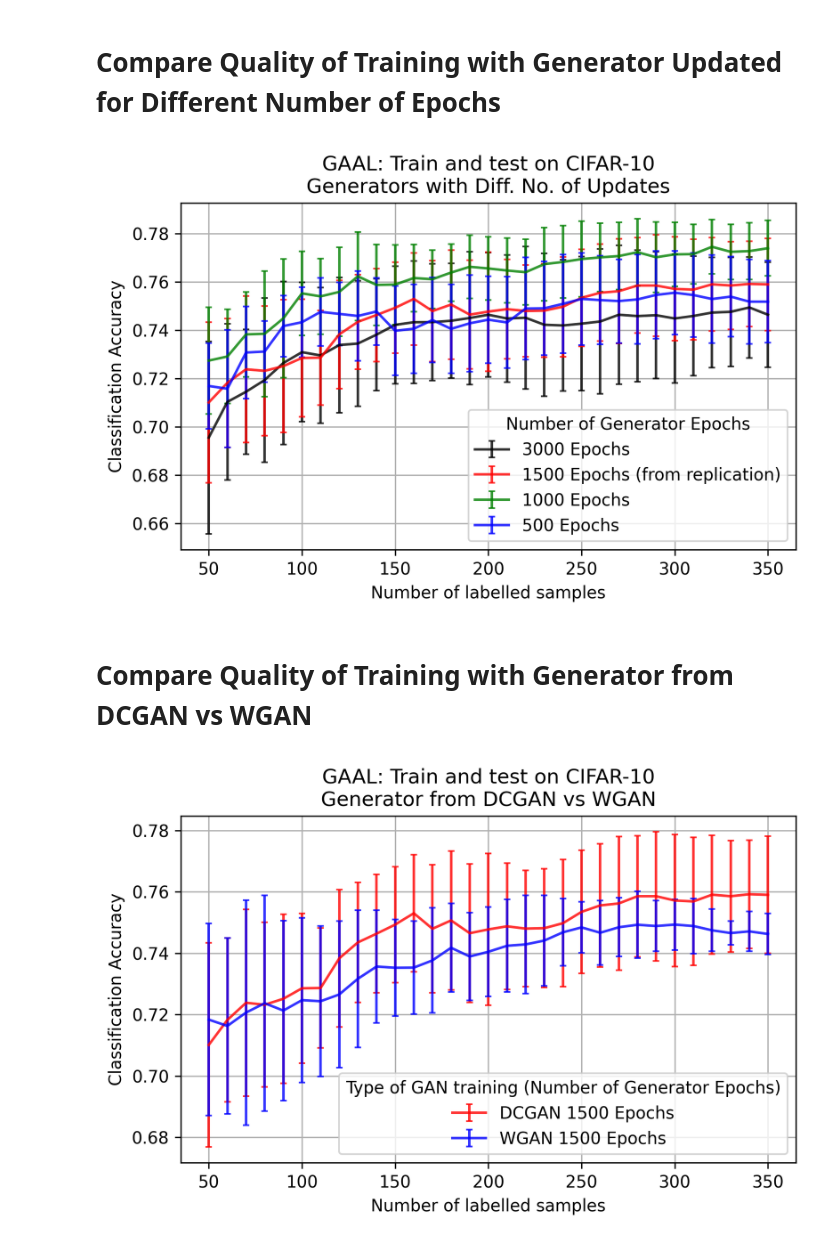
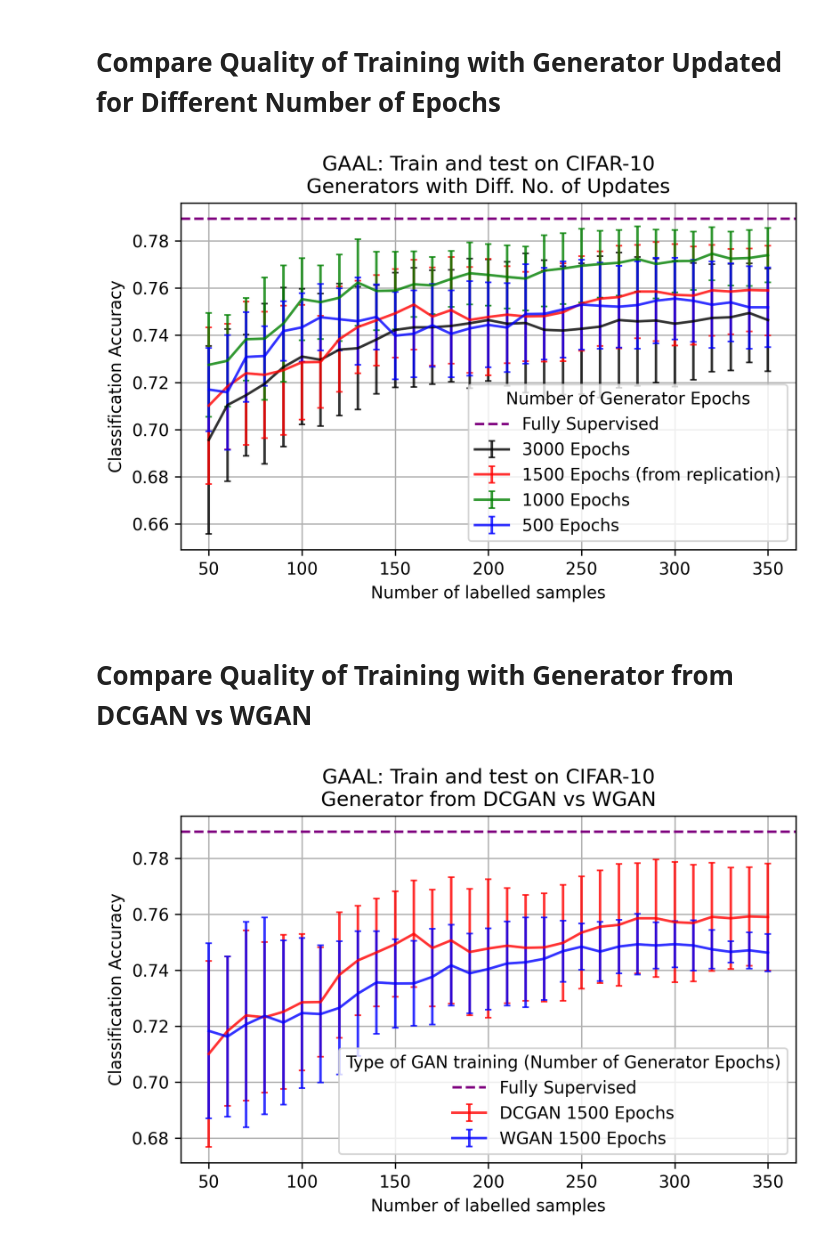
Before and after one commit to shaunntan/GenerativeAdversarialActLearning, a Jupyter notebook: results/Read results.ipynb, the cells around one changed output. Drawn from its saved outputs; the diff is of its cells as text; code cells hidden in the pictures.

```diff
--- a/results/Read results.ipynb
+++ b/results/Read results.ipynb
@@ -139,6 +139,10 @@ with open('./result_gaal_cifar10_500.pkl', 'rb') as file:
 
 with open('./result_gaal_cifar10_3000.pkl', 'rb') as file:
     result_gaal_3000 = pickle.load(file)
+
+with open('./result_fs_cifar10.pkl', 'rb') as file:
+    result_fs = pickle.load(file)
+plt.axhline(y=result_fs[1], color='purple', linestyle='--', label="Fully Supervised")
 
 means_gaal_3000, sd_gaal_3000 = tidyresults_notfs(result_gaal_3000)
 means_gaal_1500, sd_gaal_1500 = tidyresults_notfs(result_gaal_1500)
@@ -159,7 +163,7 @@ plt.gcf().set_dpi(300)
 plt.tight_layout()
 plt.show()
 # %% [output]
-[figure, old version]
+[figure, new version]
 # %% [markdown]
 # Compare Quality of Training with Generator from DCGAN vs WGAN
 # %%
@@ -185,34 +189,37 @@ with open('./result_gaal_cifar10_wgan_1500_d.pkl', 'rb') as file:
     result_gaal_cifar10_wgan_1500_d = pickle.load(file)
 
 with open('./result_gaal_cifar10_wgan_3000_d.pkl', 'rb') as file:
     result_gaal_cifar10_wgan_3000_d = pickle.load(file)
 
+with open('./result_fs_cifar10.pkl', 'rb') as file:
+    result_fs = pickle.load(file)
 
 means_gaal_1500, sd_gaal_1500 = tidyresults_notfs(result_gaal_cifar10)
 means_gaal_3000, sd_gaal_3000 = tidyresults_notfs(result_gaal_cifar10_3000)
 means_gaal_1500_wgan, sd_gaal_1500_wgan = tidyresults_notfs(result_gaal_cifar10_wgan)
 means_gaal_3000_wgan, sd_gaal_3000_wgan = tidyresults_notfs(result_gaal_cifar10_wgan_3000)
 
 means_gaal_1500_d, sd_gaal_1500_d = tidyresults_notfs(result_gaal_cifar10_1500_d)
 means_gaal_3000_d, sd_gaal_3000_d = tidyresults_notfs(result_gaal_cifar10_3000_d)
 means_gaal_1500_wgan_d, sd_gaal_1500_wgan_d = tidyresults_notfs(result_gaal_cifar10_wgan_1500_d)
 means_gaal_3000_wgan_d, sd_gaal_3000_wgan_d = tidyresults_notfs(result_gaal_cifar10_wgan_3000_d)
 
 plt.title('GAAL: Train and test on CIFAR-10\nGenerator from DCGAN vs WGAN')
+plt.axhline(y=result_fs[1], color='purple', linestyle='--', label="Fully Supervised")
 plt.errorbar(result_gaal_cifar10[2][0], y=means_gaal_1500, yerr=sd_gaal_1500, color='r', alpha=0.8, capsize=2, label="DCGAN 1500 Epochs")
 plt.errorbar(result_gaal_cifar10_wgan[2][0], y=means_gaal_1500_wgan, yerr=sd_gaal_1500_wgan, color='b', alpha=0.8, capsize=2, label="WGAN 1500 Epochs")
 # plt.errorbar(result_gaal_cifar10_3000[2][0], y=means_gaal_3000, yerr=sd_gaal_3000, color='g', alpha=0.8, capsize=2, label="DCGAN 3000 Epochs")
 # plt.errorbar(result_gaal_cifar10_wgan_3000[2][0], y=means_gaal_3000_wgan, yerr=sd_gaal_3000_wgan, color='black', alpha=0.8, capsize=2, label="WGAN 3000 Epochs")
 plt.legend(title='Type of GAN training (Number of Generator Epochs)', loc='lower right')
 # plt.ylim([0.55,0.85])
 plt.ylabel('Classification Accuracy')
 plt.xlabel('Number of labelled samples')
 plt.grid()
 plt.gcf().set_dpi(300)
 plt.tight_layout()
 plt.show()
 # %% [output]
-[figure, old version]
+[figure, new version]
 # %%
 plt.title('GAAL: Train and test on CIFAR-10\nGenerator from DCGAN vs WGAN\nWider Last Conv2DTranspose Layer')
 plt.errorbar(result_gaal_cifar10[2][0], y=means_gaal_1500, yerr=sd_gaal_1500, color='black', alpha=0.8, capsize=2, label="DCGAN 1500 Epochs")
```
Also changed, not shown: parts of 3 cells of this notebook, 12 other files.
